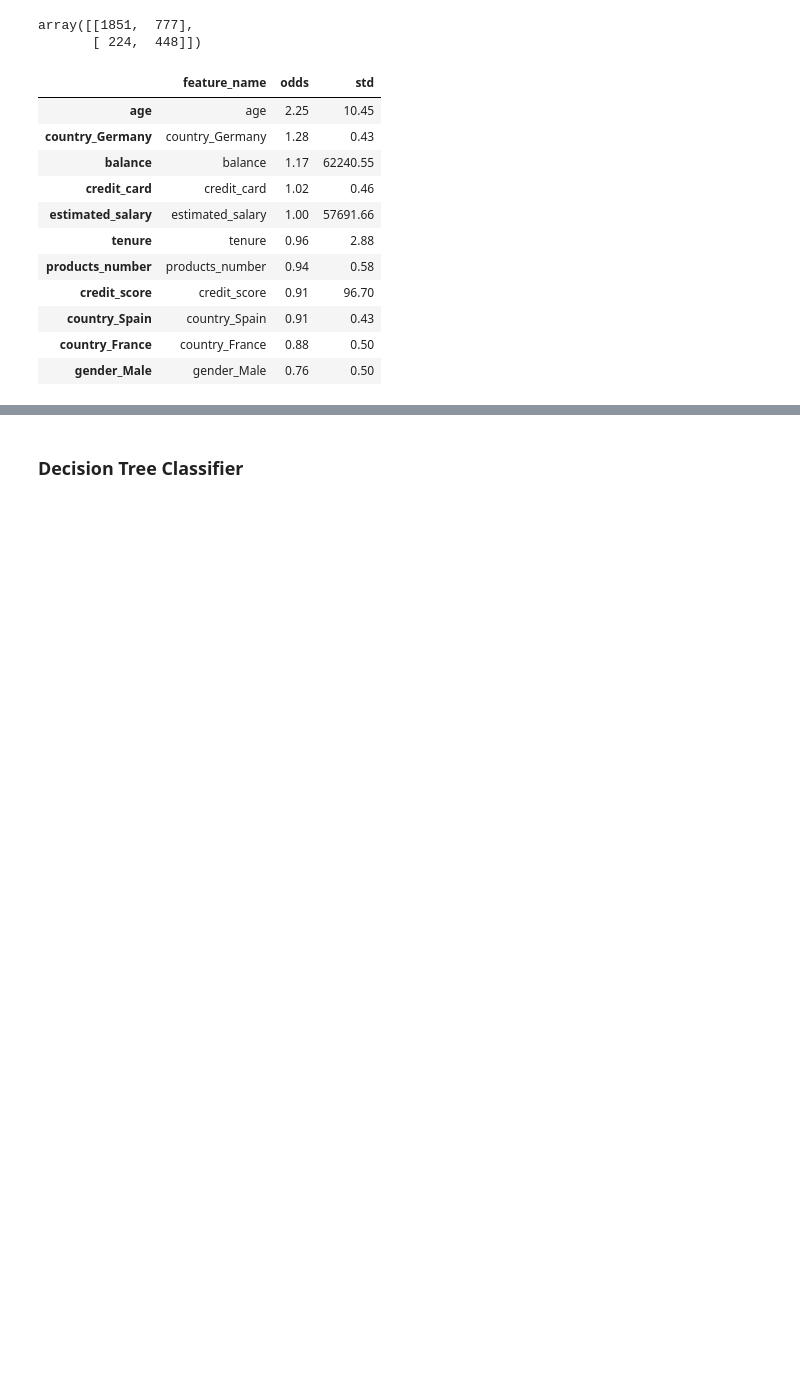
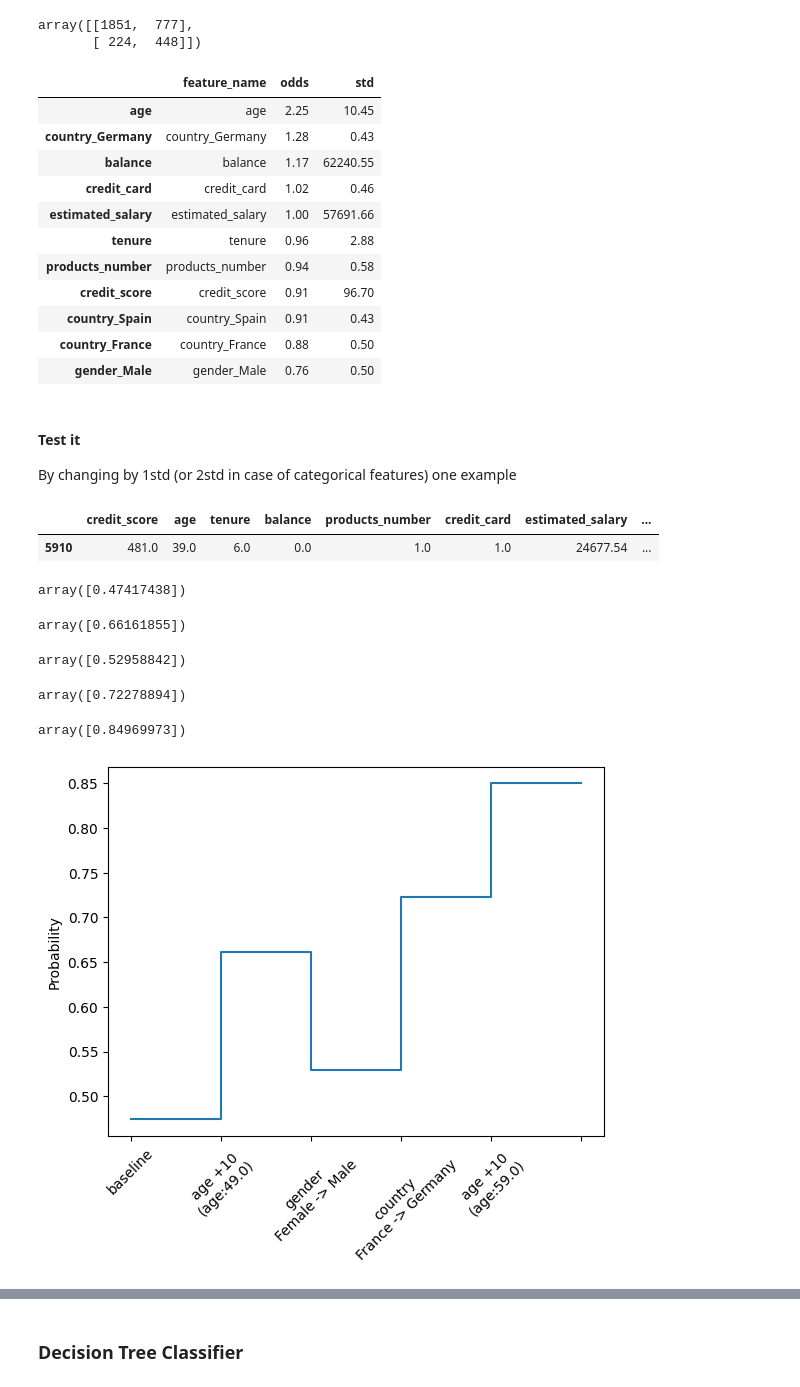
Before and after one commit to MarBry111/wit_2024_xai, a Jupyter notebook: 02_train_simple_models.ipynb, the cells around one changed output, grey strips where cells are left out. Drawn from its saved outputs; the diff is of its cells as text; code cells hidden in the pictures; blank space fills up the shorter version.

Commit message:
Add odds visualisation in case of log reg

```diff
--- a/02_train_simple_models.ipynb
+++ b/02_train_simple_models.ipynb
@@ -117,3 +117,12 @@ df_odds.sort_values('odds', ascending=False)
 | country_Spain | country_Spain | 0.91 | 0.43 |
 | country_France | country_France | 0.88 | 0.50 |
 | gender_Male | gender_Male | 0.76 | 0.50 |
+# %% [markdown]
+#### Test it
+By changing by 1std (or 2std in case of categorical features) one example
+# %%
+X_test_i = pd.DataFrame(X_test_num.iloc[0,:].copy()).T
+X_test_i
+# %% [output]
+|  | credit_score | age | tenure | balance | products_number | credit_card | estimated_salary | ... |
+| 5910 | 481.0 | 39.0 | 6.0 | 0.0 | 1.0 | 1.0 | 24677.54 | ... |
@@ -119,0 +132,62 @@ df_odds.sort_values('odds', ascending=False)
+# %%
+X_test_i_scaled = scaler.transform(X_test_i)
+y_pred_i = clf_lr.predict_proba(X_test_i_scaled)[:,1]
+y_pred_i_list.append(y_pred_i[0])
+X_test_i_actions.append('baseline')
+y_pred_i
+# %% [output]
+array([0.47417438])
+# %%
+X_test_i['age'] = X_test_i['age'] + 10
+
+X_test_i_scaled = scaler.transform(X_test_i)
+y_pred_i = clf_lr.predict_proba(X_test_i_scaled)[:,1]
+y_pred_i_list.append(y_pred_i[0])
+X_test_i_actions.append(f"age +10\n(age:{X_test_i['age'].values[0]})")
+y_pred_i
+# %% [output]
+array([0.66161855])
+# %%
+X_test_i['gender_Male'] = 1
+
+X_test_i_scaled = scaler.transform(X_test_i)
+y_pred_i = clf_lr.predict_proba(X_test_i_scaled)[:,1]
+y_pred_i_list.append(y_pred_i[0])
+X_test_i_actions.append('gender\nFemale -> Male')
+y_pred_i
+# %% [output]
+array([0.52958842])
+# %%
+X_test_i['country_Germany'] = 1
+X_test_i['country_France'] = 0
+
+X_test_i_scaled = scaler.transform(X_test_i)
+y_pred_i = clf_lr.predict_proba(X_test_i_scaled)[:,1]
+y_pred_i_list.append(y_pred_i[0])
+X_test_i_actions.append('country\nFrance -> Germany')
+y_pred_i
+# %% [output]
+array([0.72278894])
+# %%
+X_test_i['age'] = X_test_i['age'] + 10
+
+X_test_i_scaled = scaler.transform(X_test_i)
+y_pred_i = clf_lr.predict_proba(X_test_i_scaled)[:,1]
+y_pred_i_list.append(y_pred_i[0])
+X_test_i_actions.append(f"age +10\n(age:{X_test_i['age'].values[0]})")
+y_pred_i
+# %% [output]
+array([0.84969973])
+# %%
+y_pred_i_list.append(y_pred_i_list[-1])
+X_test_i_actions.append(" ")
+# %%
+plt.step(np.arange(len(y_pred_i_list)), y_pred_i_list, where='post')
+
+plt.xticks(np.arange(len(y_pred_i_list)), X_test_i_actions, rotation=45)
+
+plt.ylabel('Probability')
+
+plt.show()
+# %% [output]
+[figure, added]
```
Also changed, not shown: parts of 7 cells of this notebook.
